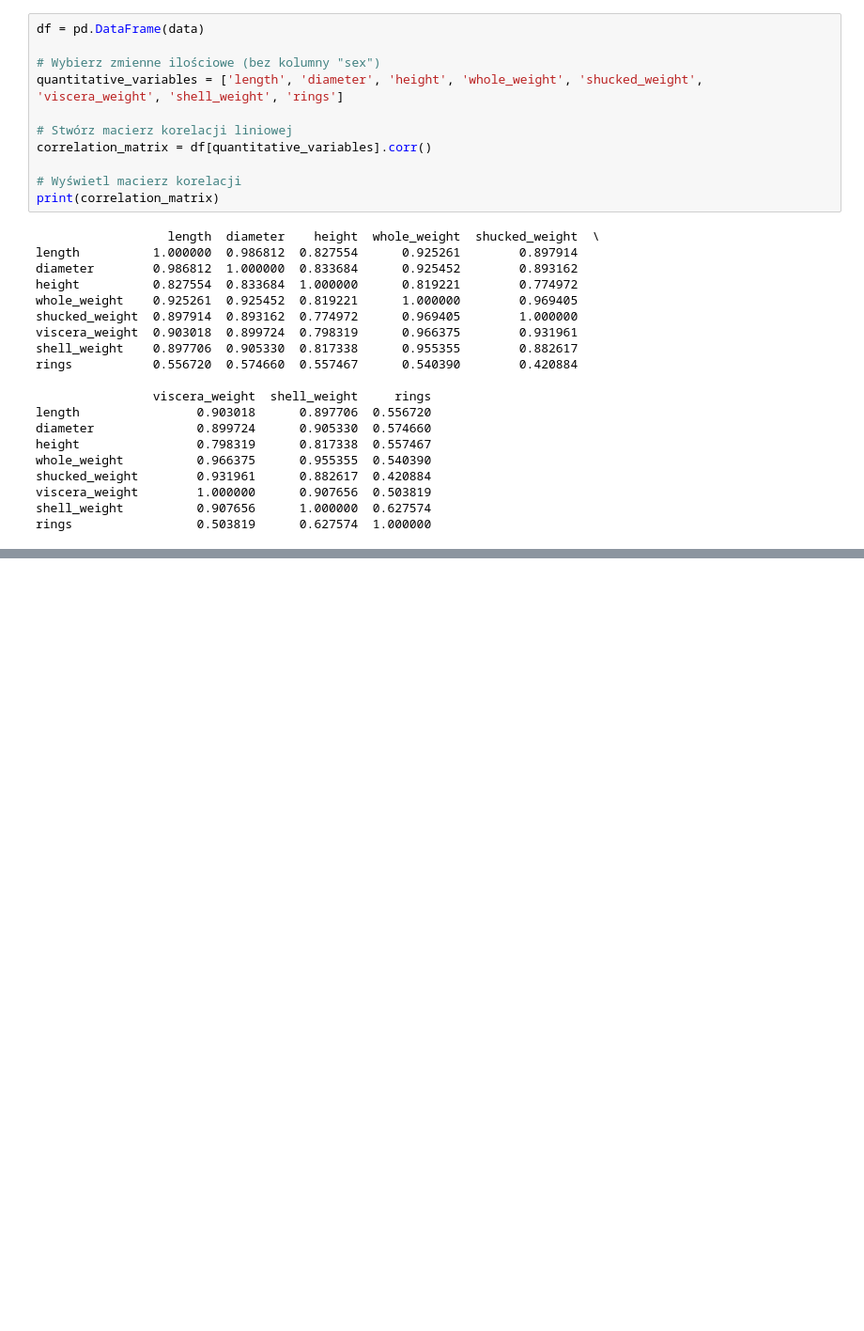
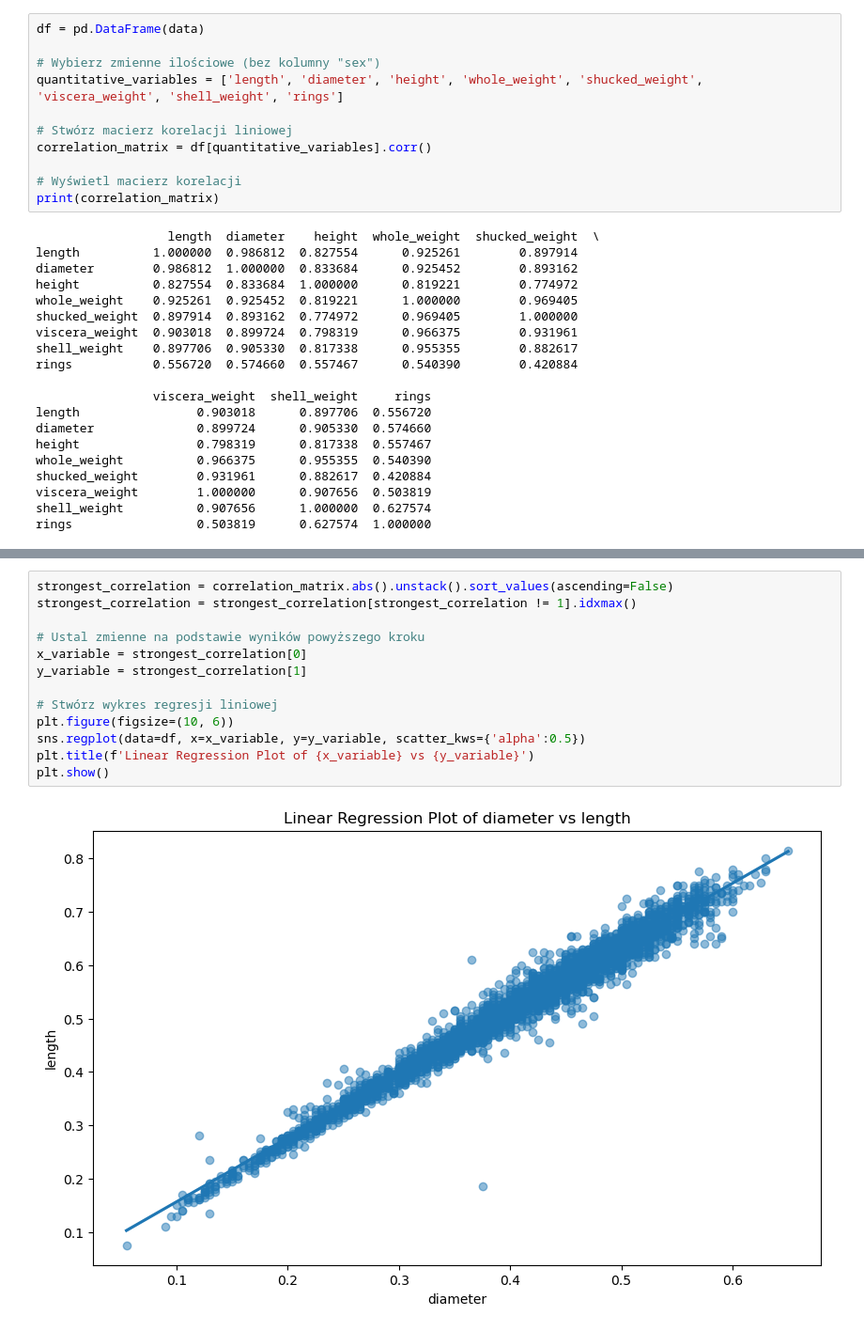
Before and after one commit to michalf1703/python-programming, a Jupyter notebook: zad1/Untitled.ipynb, the cells around one changed output, grey strips where cells are left out. Shown at 94% size. Drawn from its saved outputs; the diff is of its cells as text; blank space fills up the shorter version.

```diff
--- a/zad1/Untitled.ipynb
+++ b/zad1/Untitled.ipynb
@@ -269,0 +288,15 @@ rings                 0.503819      0.627574  1.000000
+# %%
+strongest_correlation = correlation_matrix.abs().unstack().sort_values(ascending=False)
+strongest_correlation = strongest_correlation[strongest_correlation != 1].idxmax()
+
+# Ustal zmienne na podstawie wyników powyższego kroku
+x_variable = strongest_correlation[0]
+y_variable = strongest_correlation[1]
+
+# Stwórz wykres regresji liniowej
+plt.figure(figsize=(10, 6))
+sns.regplot(data=df, x=x_variable, y=y_variable, scatter_kws={'alpha':0.5})
+plt.title(f'Linear Regression Plot of {x_variable} vs {y_variable}')
+plt.show()
+# %% [output]
+[figure, added]
```
Also changed, not shown: parts of 2 cells of this notebook.
